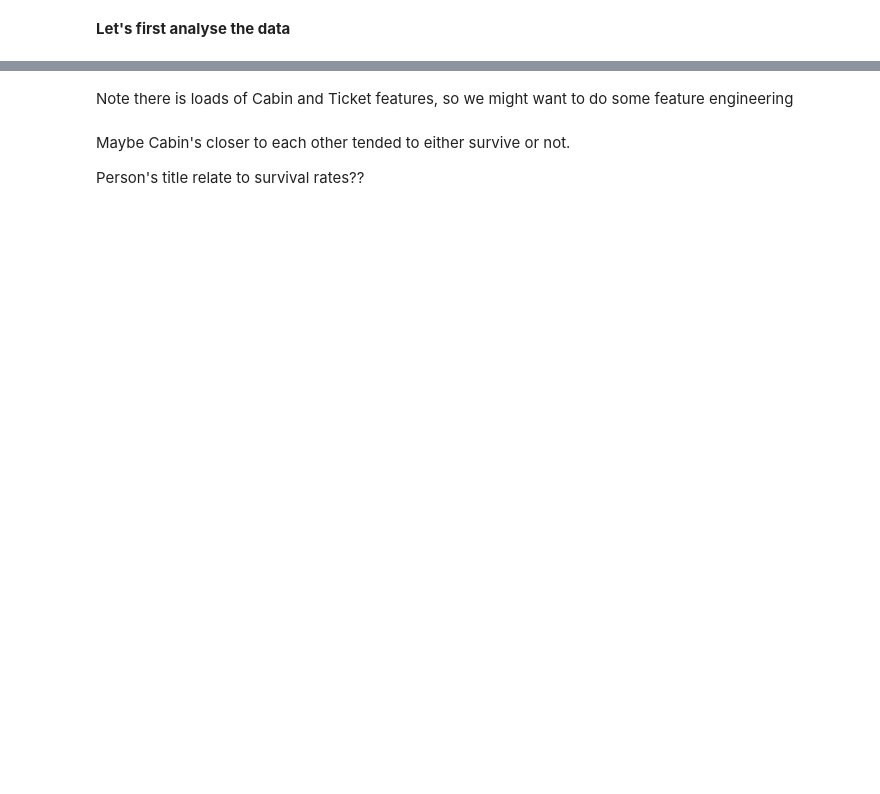
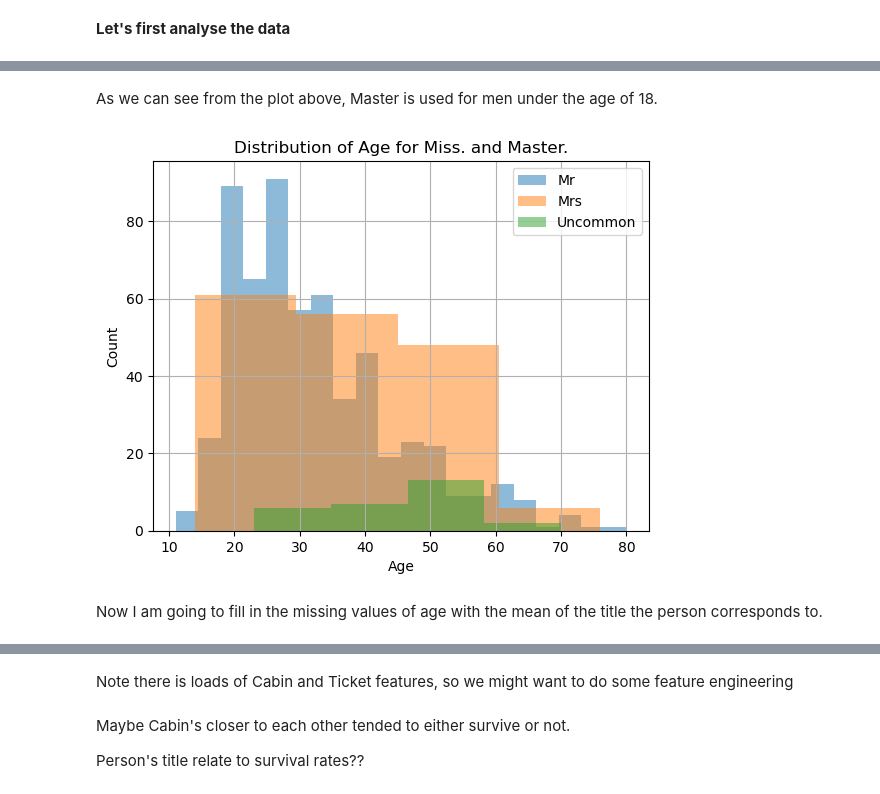
Before and after one commit to mike235711/Titanic_Project, a Jupyter notebook: fork-of-titanic-project.ipynb, the cells around one changed output, grey strips where cells are left out. Cells and saved outputs as stored; diff of their text form; code cells hidden in the pictures; blank space fills up the shorter version.

```diff
--- a/fork-of-titanic-project.ipynb
+++ b/fork-of-titanic-project.ipynb
@@ -62,0 +176,2 @@ df_cat = all_data[['Survived','Pclass','Sex','Ticket','Cabin','Embarked']]
+# %%
+all_data['Embarked'].fillna('C',inplace=True)
@@ -62,0 +243,16 @@ df_cat = all_data[['Survived','Pclass','Sex','Ticket','Cabin','Embarked']]
+# %% [markdown]
+As we can see from the plot above, Master is used for men under the age of 18.
+# %%
+all_data[all_data['name_title']=='Mr']['Age'].dropna().hist(alpha=0.5, bins=20, label='Mr')
+all_data[all_data['name_title']=='Mrs']['Age'].dropna().hist(alpha=0.5, bins=4, label='Mrs')
+all_data[all_data['name_title']=='Uncommon']['Age'].dropna().hist(alpha=0.5, bins=4, label='Uncommon')
+
+plt.title('Distribution of Age for Miss. and Master.')
+plt.legend()
+plt.xlabel('Age')
+plt.ylabel('Count')
+plt.show()
+# %% [output]
+[figure, added]
+# %% [markdown]
+Now I am going to fill in the missing values of age with the mean of the title the person corresponds to.
```
Also changed, not shown: parts of 181 cells of this notebook.
